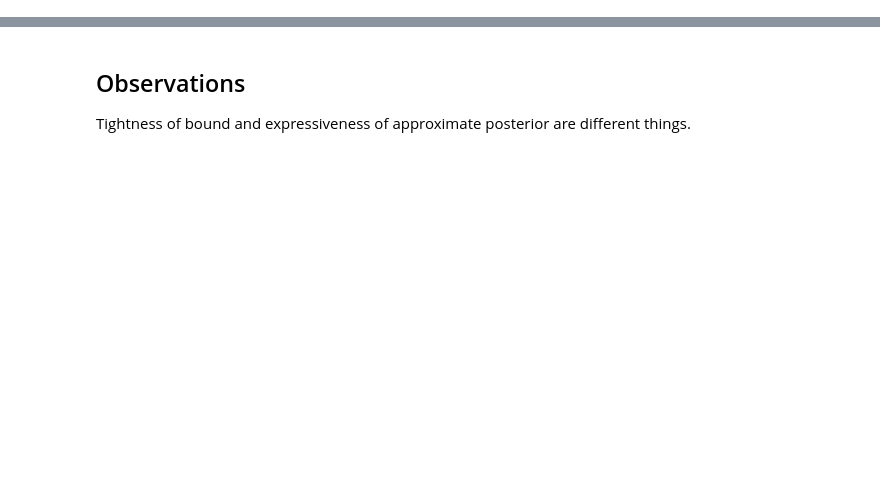
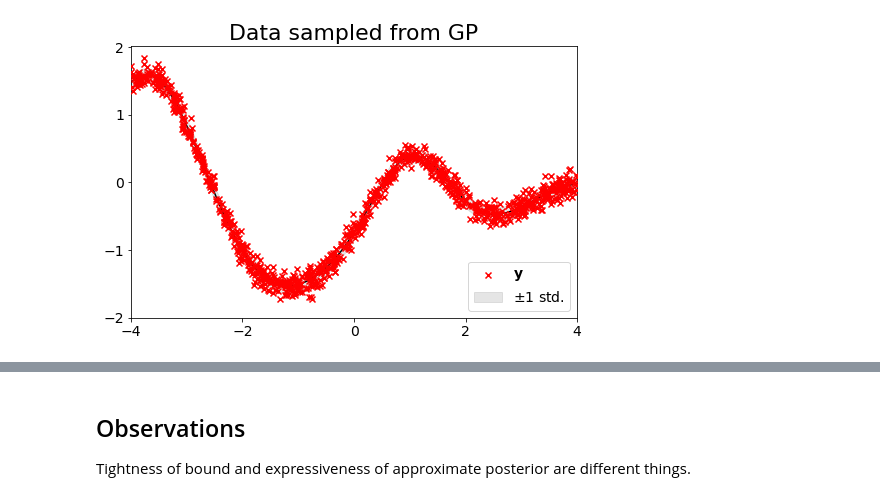
Before and after one commit to stratisMarkou/random-walks, a Jupyter notebook: content/gaussian-processes/sparse/vfe.ipynb, the cells around one changed output, grey strips where cells are left out. Cells and saved outputs as stored; diff of their text form; code cells hidden in the pictures; blank space fills up the shorter version.

```diff
--- a/content/gaussian-processes/sparse/vfe.ipynb
+++ b/content/gaussian-processes/sparse/vfe.ipynb
@@ -51,0 +173,35 @@ Substituting $p\left(f_{\neq \mathbf{\bar{X}}} | \mathbf{f}_{\mathbf{\bar{X}}}\r
+# %%
+# Plot inducing points and observed data
+plt.figure(figsize=(8, 5))
+
+# Plot sampled data
+plt.scatter(x_train,
+            y_train,
+            color='red',
+            marker='x',
+            zorder=3,
+            label=r'$\mathbf{y}$')
+
+# Plot mean of generative model
+plt.plot(x_plot,
+         y_plot_mean, color='black',
+         zorder=2)
+
+# Plot noise of generative model
+plt.fill_between(x_plot[:, 0],
+                 y_plot_mean - y_plot_std,
+                 y_plot_mean + y_plot_std,
+                 color='gray',
+                 zorder=1,
+                 alpha=0.2,
+                 label='$\pm 1$ std.')
+
+# Plot formatting
+plt.title('Data sampled from GP', fontsize=22)
+plt.xticks(np.arange(-4, 5, 2), fontsize=14)
+plt.yticks(np.arange(-2, 3, 1), fontsize=14)
+plt.legend(loc='lower right', fontsize=14)
+plt.xlim([-4., 4.])
+plt.show()
+# %% [output]
+[figure, added]
```
Also changed, not shown: parts of 7 cells of this notebook, 1 other file.
